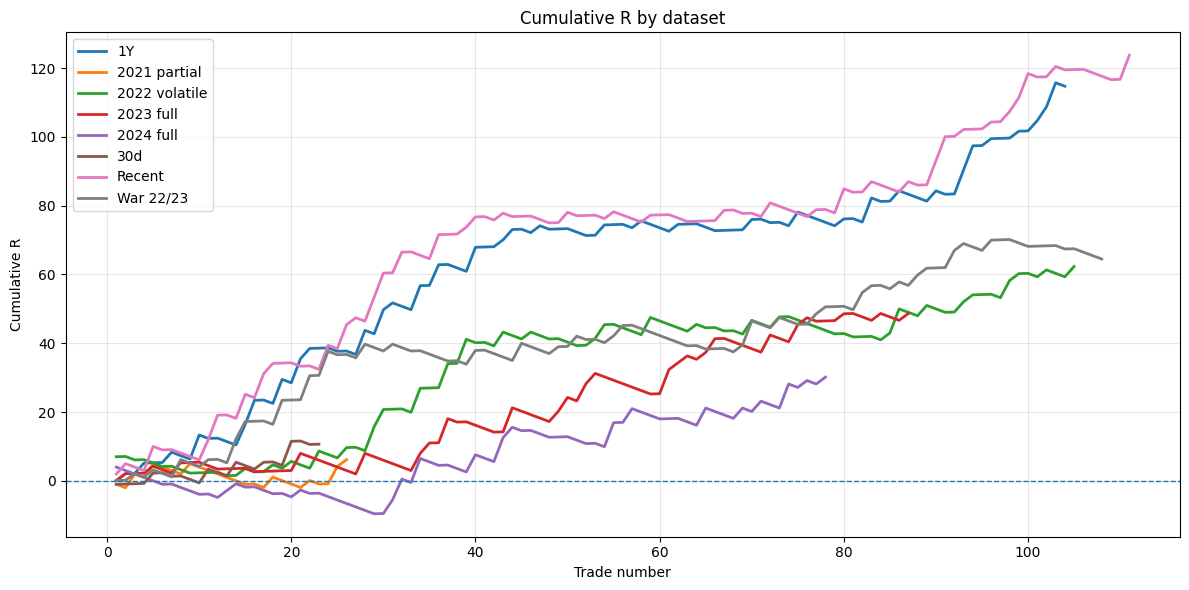
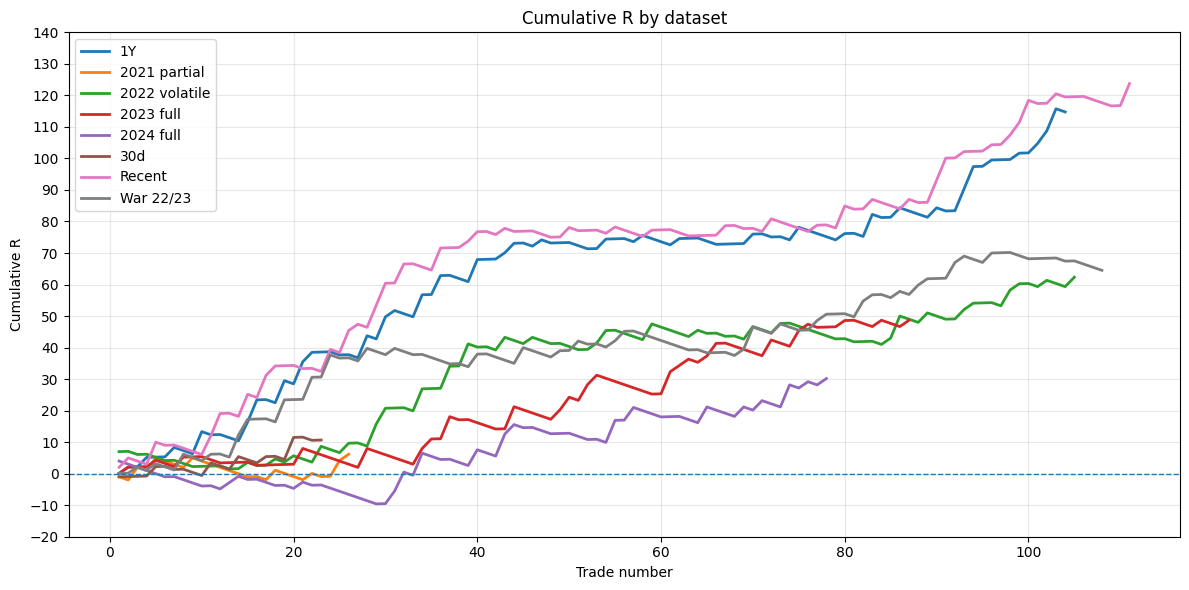
The change to this notebook cell's code, shown as a diff; its figure went from the first image to the second:
--- before
+++ after
@@ -84,13 +84,18 @@
 plt.axhline(0, linewidth=1, linestyle="--")
 
-# Leave visible negative-R space below the zero line so drawdowns are easier to read.
+# Leave visible negative-R space below zero and force a negative tick if needed.
 min_cumulative_r = float(equity_curve_chart_df["cumulative_r"].min())
 max_cumulative_r = float(equity_curve_chart_df["cumulative_r"].max())
 y_padding = max(2.0, abs(max_cumulative_r - min_cumulative_r) * 0.05)
 
-plt.ylim(
-    bottom=min(min_cumulative_r - y_padding, -y_padding),
-    top=max_cumulative_r + y_padding,
-)
+y_bottom = min(min_cumulative_r - y_padding, -10)
+y_top = max_cumulative_r + y_padding
+
+plt.ylim(bottom=y_bottom, top=y_top)
+
+# Force 10-point tick spacing so negative levels like -10 appear clearly.
+y_tick_start = 10 * np.floor(y_bottom / 10)
+y_tick_end = 10 * np.ceil(y_top / 10)
+plt.yticks(np.arange(y_tick_start, y_tick_end + 10, 10))
 
 plt.title("Cumulative R by dataset")

Commit: Show negative R ticks on compact VWAP sigma equity chart